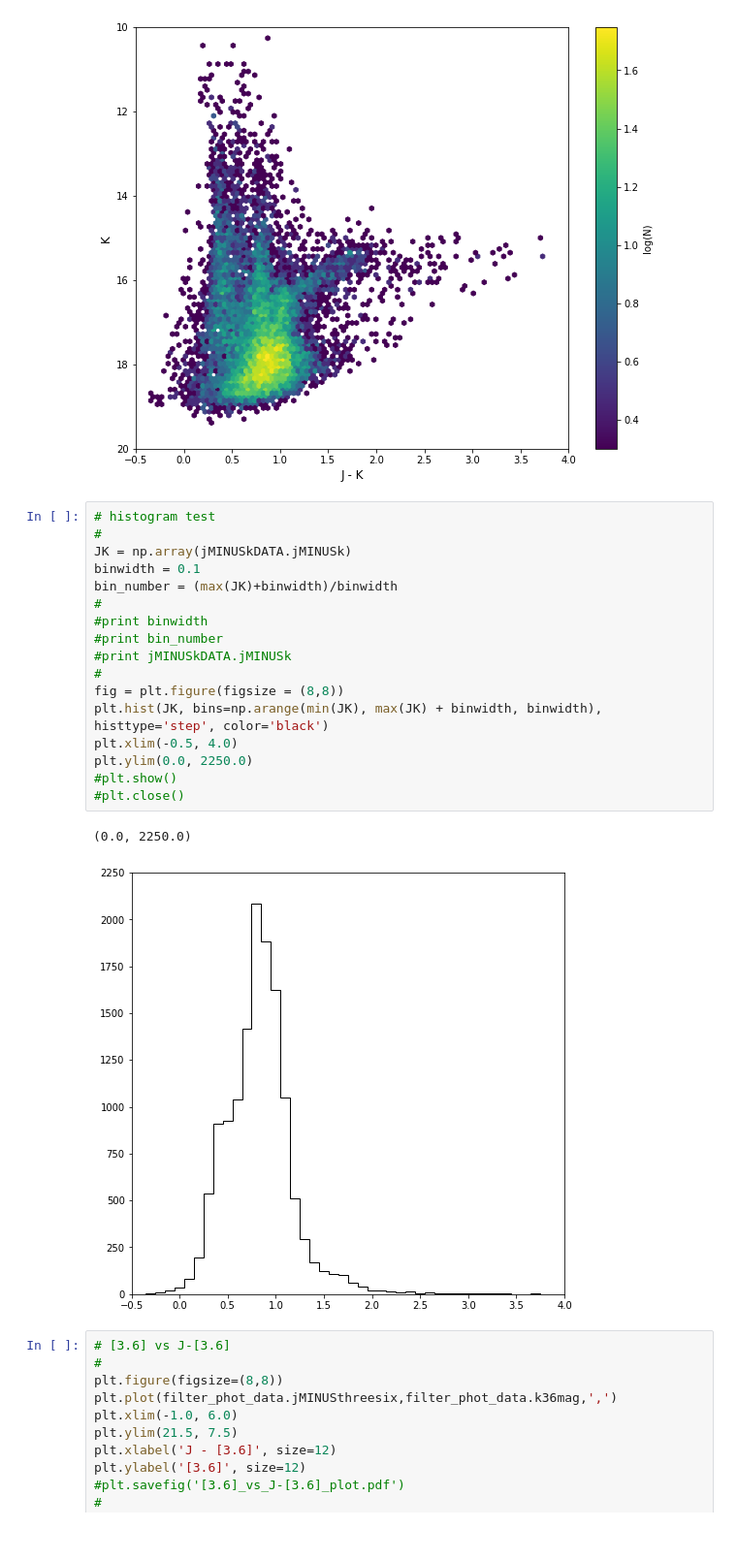
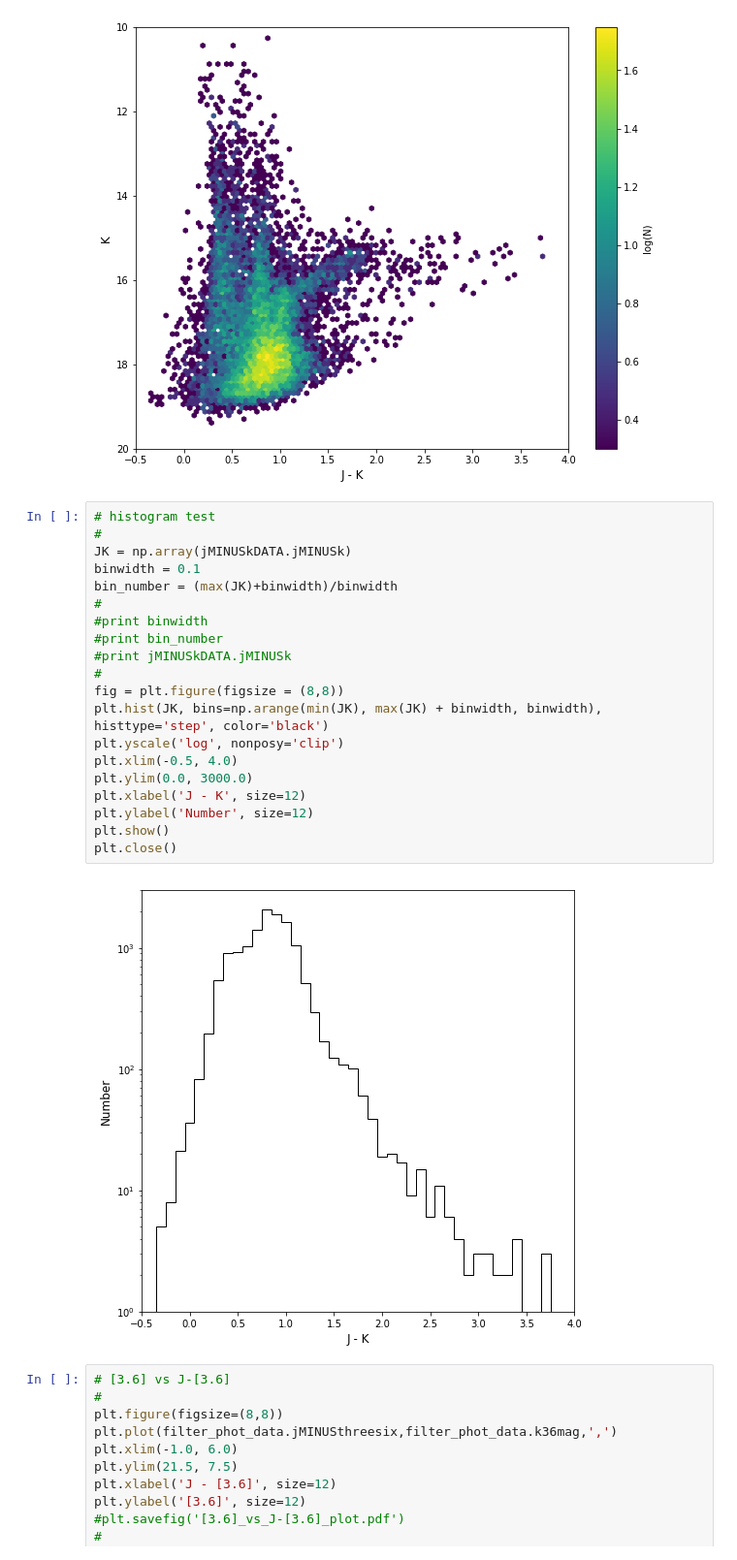
Before and after one commit to alechirschauer/NGC6822, a Jupyter notebook: CMD_19Sep2018.ipynb, the cells around one changed output. Shown at 97% size. Drawn from its saved outputs; the diff is of its cells as text.

```diff
--- a/CMD_19Sep2018.ipynb
+++ b/CMD_19Sep2018.ipynb
@@ -89,23 +94,25 @@ cb = plt.colorbar(im1, label='log(N)')
 # %%
 # histogram test
 #
 JK = np.array(jMINUSkDATA.jMINUSk)
 binwidth = 0.1
 bin_number = (max(JK)+binwidth)/binwidth
 #
 #print binwidth
 #print bin_number
 #print jMINUSkDATA.jMINUSk
 #
 fig = plt.figure(figsize = (8,8))
 plt.hist(JK, bins=np.arange(min(JK), max(JK) + binwidth, binwidth), histtype='step', color='black')
+plt.yscale('log', nonposy='clip')
 plt.xlim(-0.5, 4.0)
-plt.ylim(0.0, 2250.0)
-#plt.show()
-#plt.close()
+plt.ylim(0.0, 3000.0)
+plt.xlabel('J - K', size=12)
+plt.ylabel('Number', size=12)
+plt.show()
+plt.close()
 # %% [output]
-(0.0, 2250.0)
-[figure, old version]
+[figure, new version]
 # %%
 # [3.6] vs J-[3.6]
 #
```
Also changed, not shown: parts of 1 cell of this notebook.
